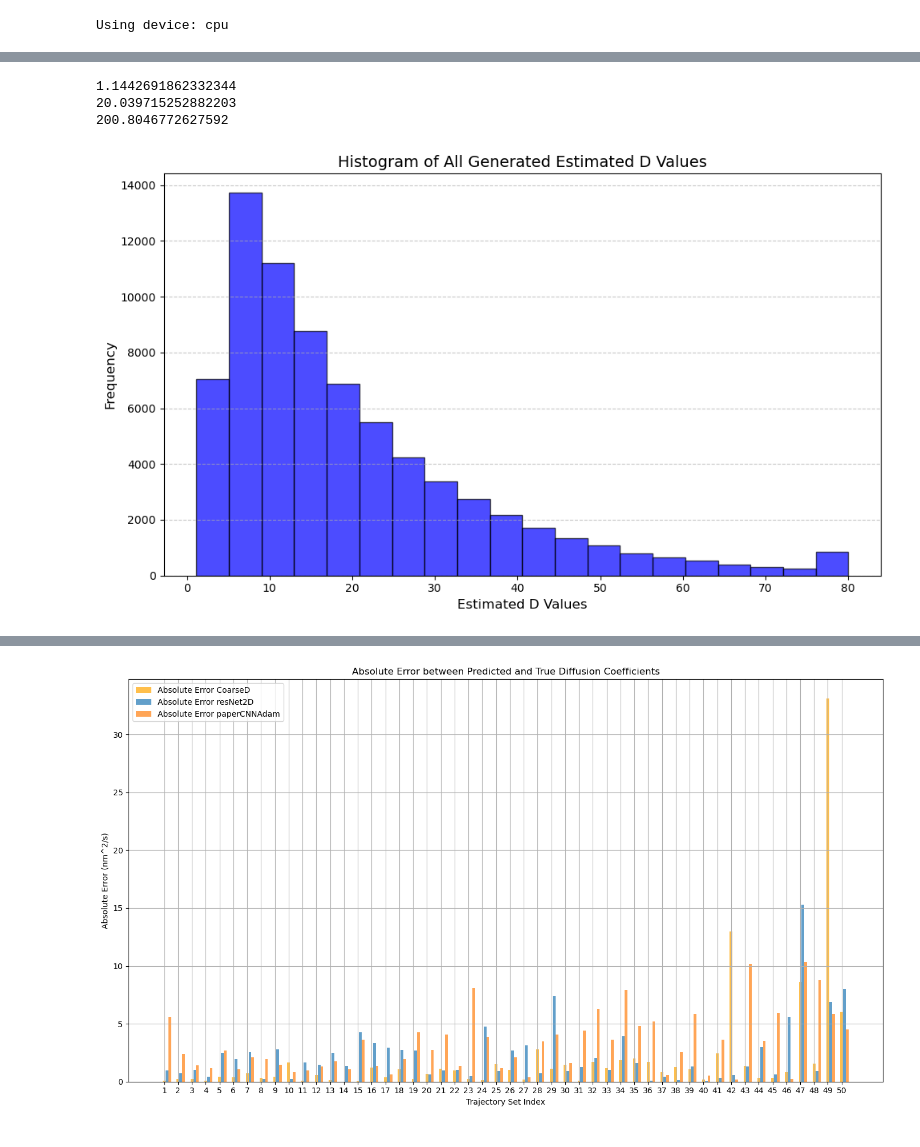
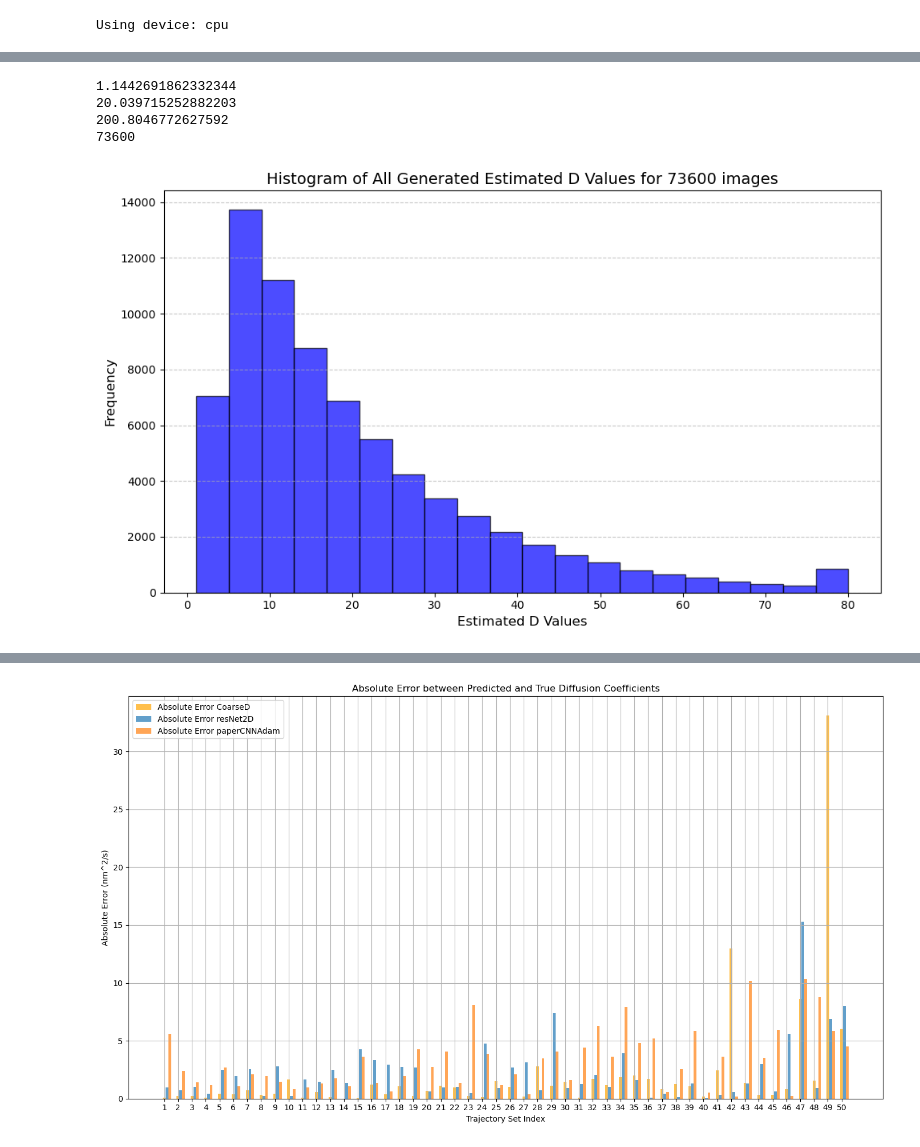
Before and after one commit to CS-433/ml-project-2-big-burger, a Jupyter notebook: ModelTrainPipeline.ipynb, the cells around one changed output, grey strips where cells are left out. Cells and saved outputs as stored; diff of their text form; code cells hidden in the pictures.

```diff
--- a/ModelTrainPipeline.ipynb
+++ b/ModelTrainPipeline.ipynb
@@ -28,6 +28,7 @@ gaussian_noise = 10
 background = 100 # base background value
 normalizeValue = 1000 # value by which all samples will be normalized ! Needs to be fixed and the same for all images !
 n_val_im = 50
+val_im_per_index = 5
 # %%
 %reload_ext autoreload
 %autoreload 2
@@ -86,0 +90,7 @@ paperCNNAdam Loaded existing weights
+# %%
+from torchsummary import summary
+for name, params in models_params.items():
+    print(name)
+    model = params["loaded_model"]
+    print(sum(dict((p.data_ptr(), p.numel()) for p in model.parameters()).values())
+)
@@ -112,5 +130,28 @@ paperCNNAdam Loaded existing losses
 # %%
+def average_predictions(predictions, group_size=5):
+    """
+    Averages predictions in groups of `group_size`.
+
+    Parameters:
+    - predictions (torch.Tensor): Input tensor of shape (n * group_size,).
+    - group_size (int): The number of elements to average in each group. Default is 5.
+
+    Returns:
+    - torch.Tensor: Tensor of shape (n,) where each element is the average of a group of `group_size` elements.
+    """
+    if predictions.numel() % group_size != 0:
+        raise ValueError(f"The input tensor size {predictions.numel()} must be divisible by the group size {group_size}.")
+
+    # Reshape to group elements for averaging
+    grouped = predictions.view(-1, group_size)
+    # Compute the mean along the group dimension
+    averaged = grouped.mean(dim=1)
+    return averaged
+
 # load validation images
 val_trajs = np.load('validation_trajectories.npy')
-val_images, valDs = generateImagesAndEstimateDFromTrajs(val_trajs,n_val_im, nframes, npixel, factor_hr, nposframe, DGen, dt, fwhm_psf, pixelsize,flux, background, poisson_noise, gaussian_noise, normalizeValue)
+val_images, valDs = generateImagesAndEstimateDFromTrajs(val_trajs,n_val_im, val_im_per_index, nframes, npixel, factor_hr, nposframe, DGen, dt, fwhm_psf, pixelsize,flux, background, poisson_noise, gaussian_noise, normalizeValue)
+print(val_images.shape)
 valDs = torch.tensor(valDs/1000, dtype=torch.float32, device=device)
+valDsGrouped =  average_predictions(valDs)
+valDs_array = valDsGrouped.view(-1).cpu().numpy()  # Convert to numpy for plotting
@@ -117,12 +160,12 @@ valDs = torch.tensor(valDs/1000, dtype=torch.float32, device=device)
 # %%
-epochs = 1
-N = 16 # Number of samples per iteration
+epochs = 20
+N = 128 # Number of samples per iteration
 verbose = False # print in console
 for i in range(epochs):
 
     print(f"Generating images for iteration: {i}")
 
-    images, estimatedDs =  generateImagesAndEstimateDMAXD(N, nframes, npixel, factor_hr, nposframe, DGen, dt, fwhm_psf, pixelsize,flux, background, poisson_noise, gaussian_noise, normalizeValue)
+    images, estimatedDs =  generateImagesAndEstimateDMAXD(N, nframes, npixel, factor_hr, nposframe, 30000, dt, fwhm_psf, pixelsize,flux, background, poisson_noise, gaussian_noise, normalizeValue)
 
     # Divide the estimateDs by 10000 to get values in the range 0.5->70, then add them to the list of all Ds
     estimatedDs = estimatedDs / 1000
@@ -172,24 +223,26 @@ tensor([nan, nan, nan, nan, nan, nan, nan, nan, nan, nan, nan, nan, nan, nan, na
 # %%
 
 print(np.min(allGeneratedDs))
 print(np.mean(allGeneratedDs))
 print(np.max(allGeneratedDs))
-
+print(len(allGeneratedDs))
+nbrDs = len(allGeneratedDs)
 # Plotting the histogram
 plt.figure(figsize=(10, 6))
 plt.hist(np.clip(allGeneratedDs,0,80), bins=20, color='blue', edgecolor='black', alpha=0.7)
 
 # Add labels, title, and grid
 plt.xlabel('Estimated D Values', fontsize=12)
 plt.ylabel('Frequency', fontsize=12)
-plt.title('Histogram of All Generated Estimated D Values', fontsize=14)
+plt.title(f'Histogram of All Generated Estimated D Values for {nbrDs} images', fontsize=14)
 plt.grid(axis='y', linestyle='--', alpha=0.7)
 
 # Show the plot
 plt.tight_layout()
 # %% [output]
 1.1442691862332344
 20.039715252882203
 200.8046772627592
+73600
-[figure, old version]
+[figure, new version]
 # %%
```
Also changed, not shown: parts of 13 cells of this notebook, 5 other files.
